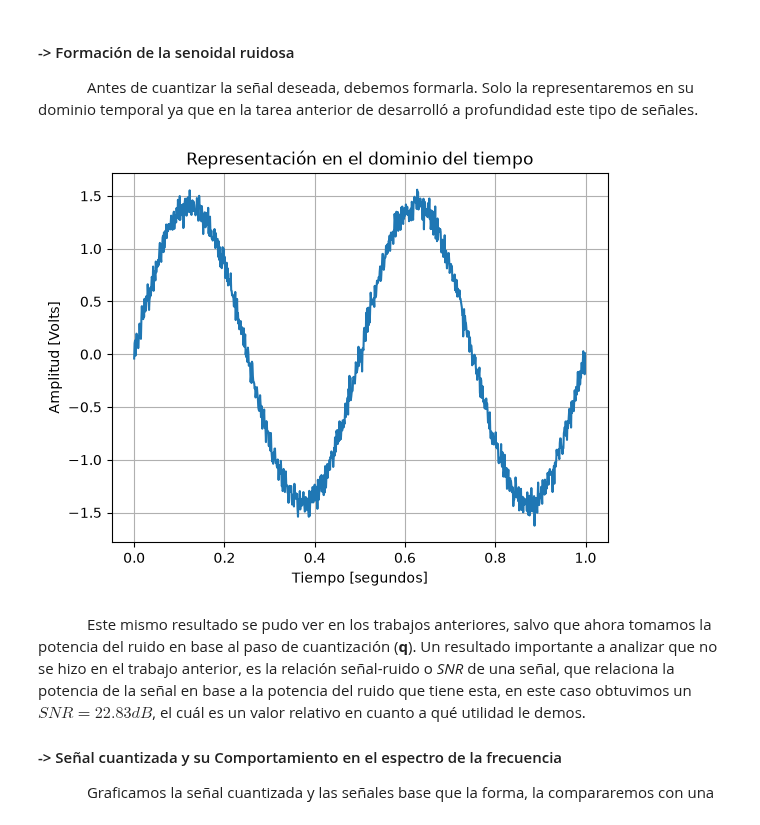
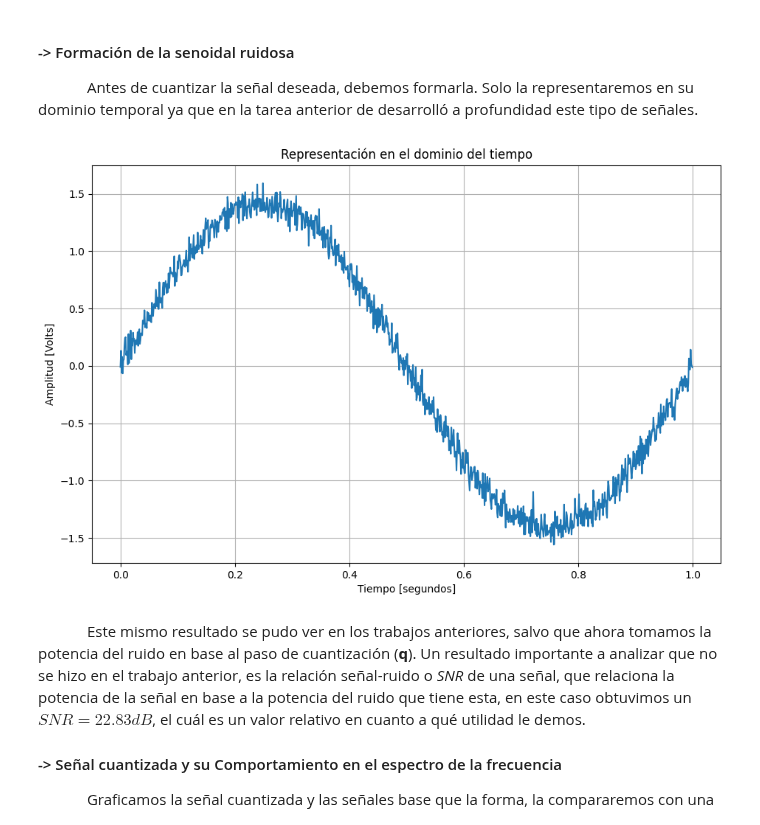
Before and after one commit to JoaquinBRios/APS-, a Jupyter notebook: TS2.ipynb, the cells around one changed output. Drawn from its saved outputs; the diff is of its cells as text; code cells hidden in the pictures.

```diff
--- a/TS2.ipynb
+++ b/TS2.ipynb
@@ -23,7 +23,7 @@ from scipy.fft import fft, fftfreq
 def cuantizar(x,vref,q):
     niveles = 2 ** B
     delta = q
-    v_min, v_max = -Vref, Vref
+    v_min, v_max = -vref, vref
     #El último nível válido lo defino como Vref - q porque sino satura de manera extraña
     x_sat = np.clip(x, v_min, v_max - delta)
     # Índice del nivel y reconstrucción de la muestra cuantizada.
@@ -42,11 +42,11 @@ dc=0
 fs = 1000
 ff= fs/N #Podemos verlo como la resolución espectral
 nn = np.arange(N)
-k=2
+k=1
 vmax =np.sqrt(2*Ps*ff)
 #Factores para cuantizar la señal
 B = 4
-Vref = 2
+vref = 2
 q =(2*Vref)/(2**B)
 #Factores para parametrizar el ruido
 kn = 1
@@ -60,22 +60,23 @@ anterior de desarrolló a profundidad este tipo de señales.
 # %%
 #Parte Temporal
 xx = vmax * np.sin(2*np.pi*(k*fs/N)*(nn/fs) + ph)
 tt= np.arange(0,N)/fs
 
 sigma = np.sqrt(pr) #La desviación estándar del ruido normal es la raiz de la potencia
 rr = np.random.normal(0,sigma,size=len(tt))
 
 zz= xx+rr
 
+plt.figure(figsize=(11, 7))
 plt.plot(tt, zz)
 plt.title("Representación en el dominio del tiempo")
 plt.xlabel("Tiempo [segundos]")
 plt.ylabel("Amplitud [Volts]")
 plt.grid(True)
 
 plt.show()
 # %% [output]
-[figure, old version]
+[figure, new version]
 # %% [markdown]
 &emsp;&emsp;&emsp; Este mismo resultado se pudo ver en los trabajos anteriores, salvo que ahora tomamos la potencia del ruido en base al
 paso de cuantización (**q**). Un resultado importante a analizar que no se hizo en el trabajo anterior, es la relación señal-ruido o *SNR* de una señal, que relaciona la potencia de la señal en base a la potencia del ruido que tiene esta, en este caso obtuvimos un $SNR = 22.83 dB$, el cuál es un valor relativo en cuanto a qué utilidad le demos.
```
Also changed, not shown: parts of 15 cells of this notebook.
